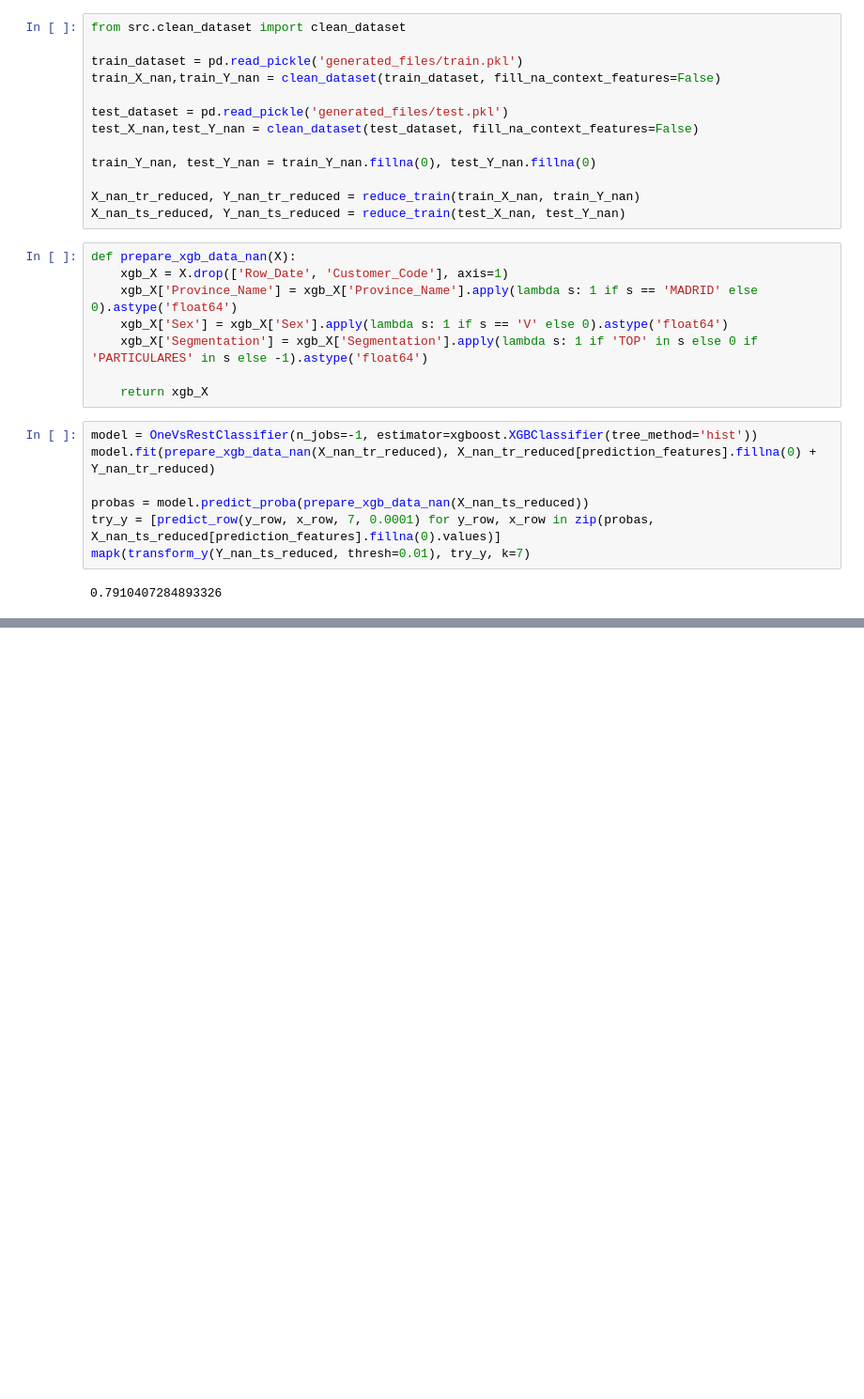
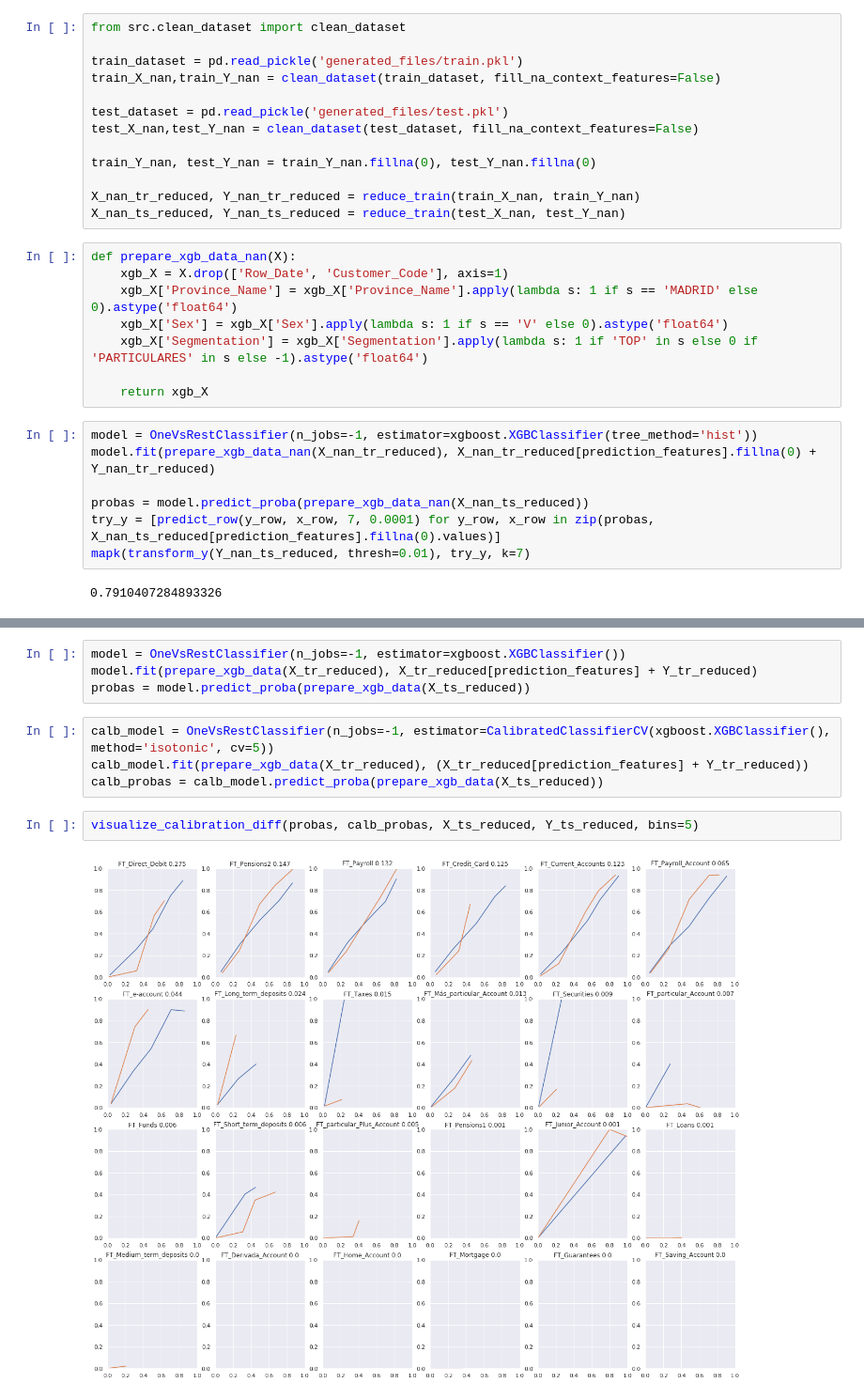
Before and after one commit to user1abcde/kaggle_santander_123, a Jupyter notebook: xgboost_model.ipynb, the cells around one changed output, grey strips where cells are left out. Shown at 94% size. Cells and saved outputs as stored; diff of their text form; blank space fills up the shorter version.

```diff
--- a/xgboost_model.ipynb
+++ b/xgboost_model.ipynb
@@ -303,0 +344,12 @@ mapk(transform_y(Y_nan_ts_reduced, thresh=0.01), try_y, k=7)
+# %%
+model = OneVsRestClassifier(n_jobs=-1, estimator=xgboost.XGBClassifier())
+model.fit(prepare_xgb_data(X_tr_reduced), X_tr_reduced[prediction_features] + Y_tr_reduced)
+probas = model.predict_proba(prepare_xgb_data(X_ts_reduced))
+# %%
+calb_model = OneVsRestClassifier(n_jobs=-1, estimator=CalibratedClassifierCV(xgboost.XGBClassifier(), method='isotonic', cv=5))
+calb_model.fit(prepare_xgb_data(X_tr_reduced), (X_tr_reduced[prediction_features] + Y_tr_reduced))
+calb_probas = calb_model.predict_proba(prepare_xgb_data(X_ts_reduced))
+# %%
+visualize_calibration_diff(probas, calb_probas, X_ts_reduced, Y_ts_reduced, bins=5)
+# %% [output]
+[figure, added]
```
Also changed, not shown: parts of 23 cells of this notebook, 9 other files.
